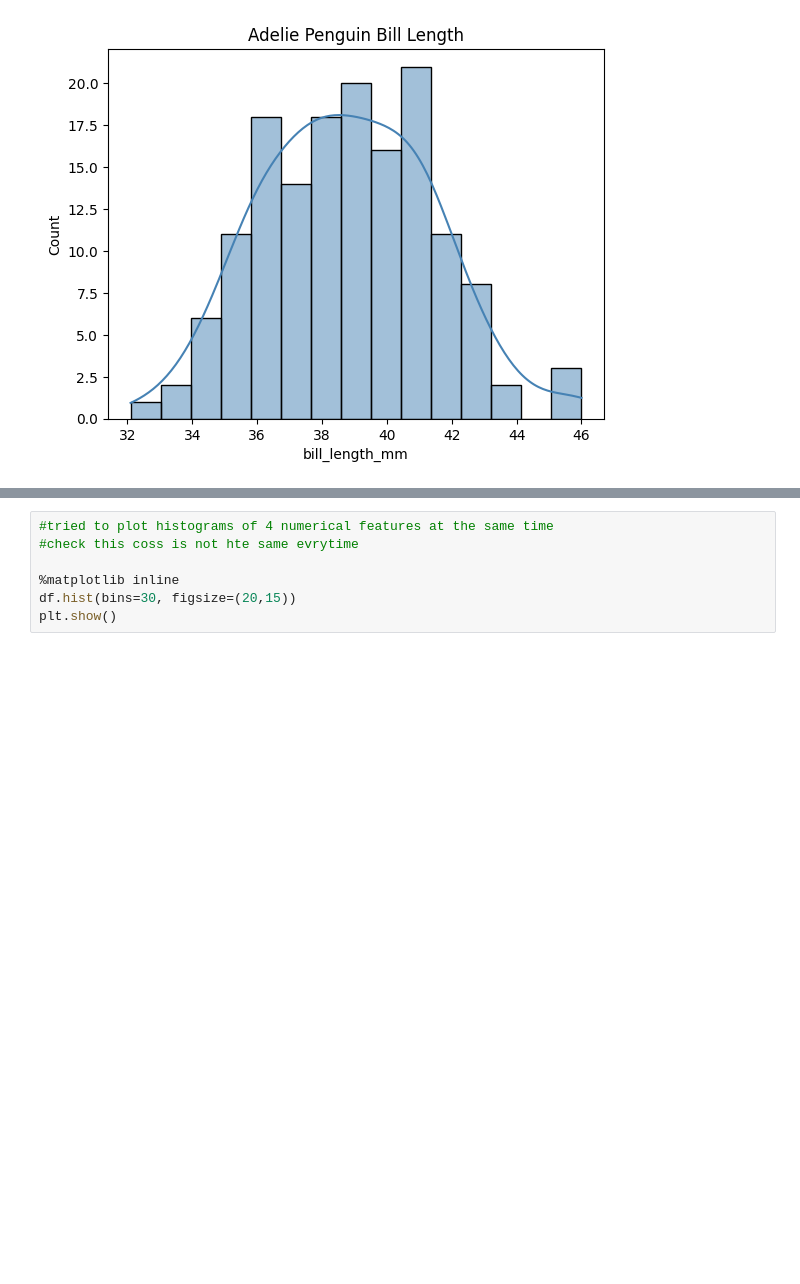
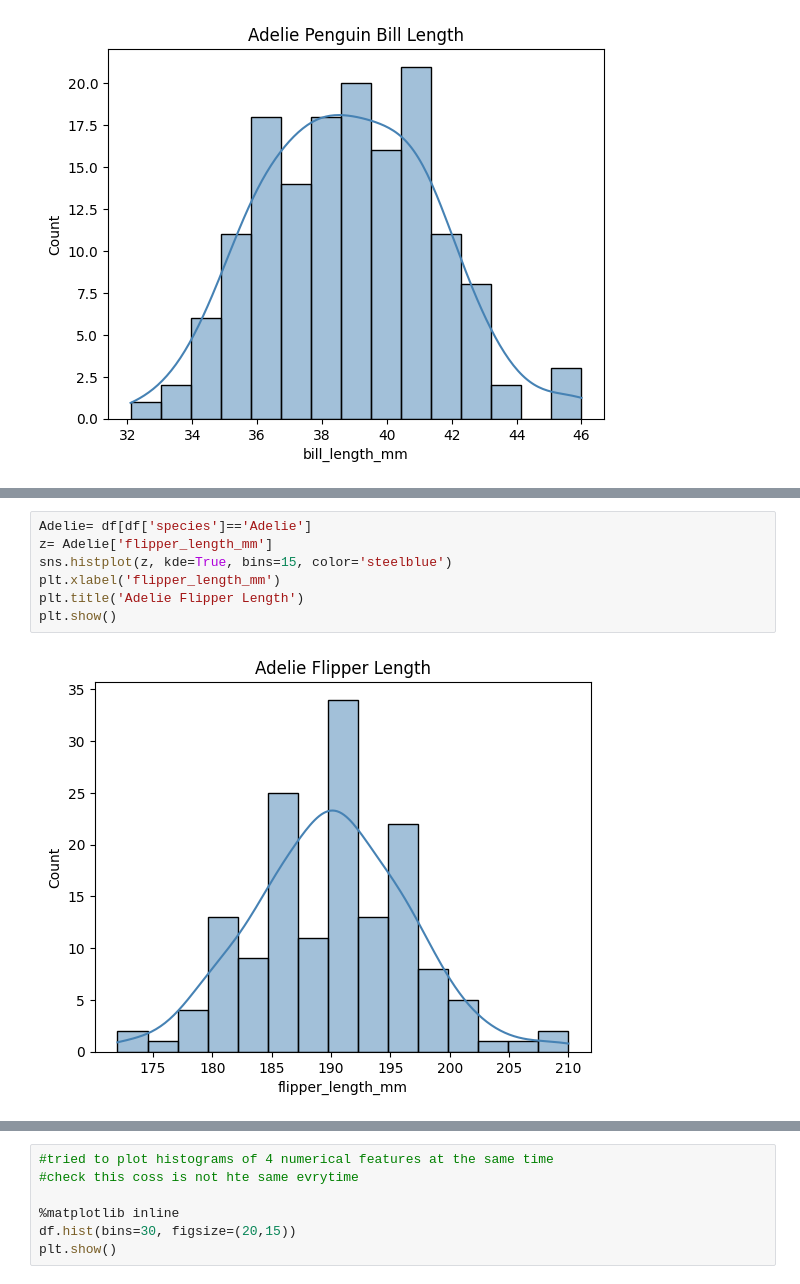
Before and after one commit to GeorgeM07/Statistics_Sept2026, a Jupyter notebook: CA2/CA2_stats.ipynb, the cells around one changed output, grey strips where cells are left out. Cells and saved outputs as stored; diff of their text form; blank space fills up the shorter version.

Commit message:
trying plots

```diff
--- a/CA2/CA2_stats.ipynb
+++ b/CA2/CA2_stats.ipynb
@@ -202,3 +213,12 @@ plt.title('Adelie Penguin Bill Depth')
 plt.show()
 # %% [output]
 [figure]
+# %%
+Adelie= df[df['species']=='Adelie']
+z= Adelie['flipper_length_mm']
+sns.histplot(z, kde=True, bins=15, color='steelblue')
+plt.xlabel('flipper_length_mm')
+plt.title('Adelie Flipper Length')
+plt.show()
+# %% [output]
+[figure, added]
```
Also changed, not shown: parts of 7 cells of this notebook.
